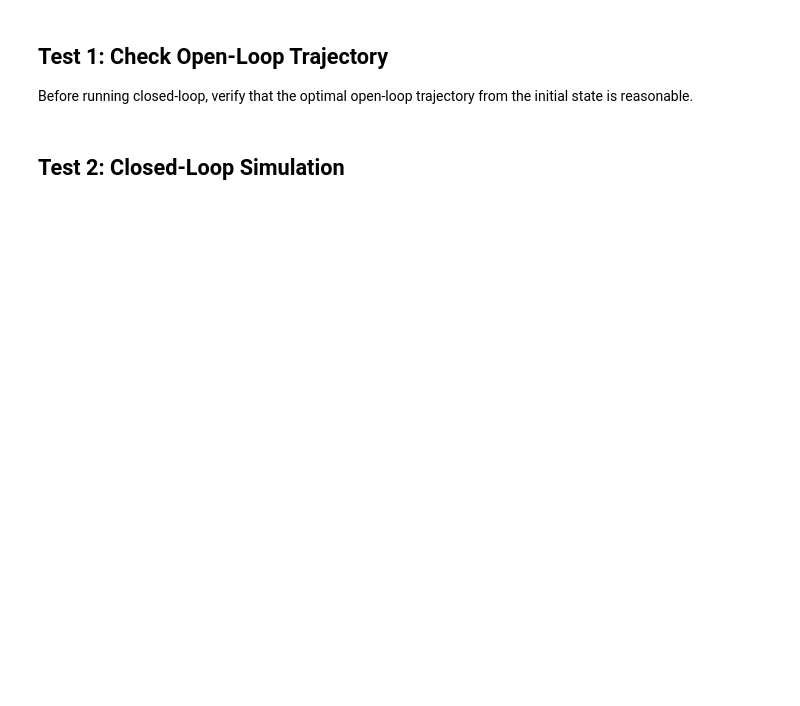
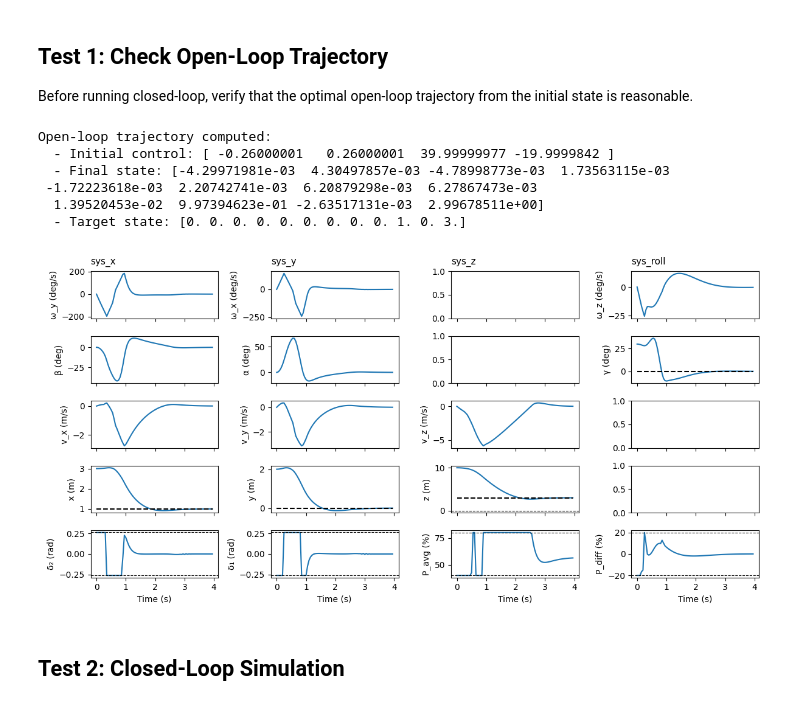
Before and after one commit to Emixm4/MPC-Course-EPFL, a Jupyter notebook: project/Deliverable_7/Deliverable_7_1.ipynb, the cells around one changed output. Drawn from its saved outputs; the diff is of its cells as text; code cells hidden in the pictures; blank space fills up the shorter version.

Commit message:
5 et 7 plots

```diff
--- a/project/Deliverable_7/Deliverable_7_1.ipynb
+++ b/project/Deliverable_7/Deliverable_7_1.ipynb
@@ -66,47 +84,22 @@ Before running closed-loop, verify that the optimal open-loop trajectory from th
 # %%
 # Compute open-loop optimal trajectory
 u0, x_ol, u_ol, t_ol = nmpc.get_u(0.0, x0)
 
 print("Open-loop trajectory computed:")
 print(f"  - Initial control: {u0}")
 print(f"  - Final state: {x_ol[:, -1]}")
 print(f"  - Target state: {xs}")
 
-# Plot open-loop trajectory
-import matplotlib.pyplot as plt
-fig, axs = plt.subplots(3, 1, figsize=(10, 8))
-
-# Positions
-axs[0].plot(t_ol, x_ol[9, :], label='x')
-axs[0].plot(t_ol, x_ol[10, :], label='y')
-axs[0].plot(t_ol, x_ol[11, :], label='z')
-axs[0].axhline(y=xs[9], color='r', linestyle='--', label='x_target')
-axs[0].axhline(y=xs[10], color='g', linestyle='--', label='y_target')
-axs[0].axhline(y=xs[11], color='b', linestyle='--', label='z_target')
-axs[0].set_ylabel('Position [m]')
-axs[0].legend()
-axs[0].grid(True)
-
-# Angles
-axs[1].plot(t_ol, np.rad2deg(x_ol[3, :]), label='alpha')
-axs[1].plot(t_ol, np.rad2deg(x_ol[4, :]), label='beta')
-axs[1].plot(t_ol, np.rad2deg(x_ol[5, :]), label='gamma (roll)')
-axs[1].set_ylabel('Angles [deg]')
-axs[1].legend()
-axs[1].grid(True)
-
-# Inputs
-axs[2].plot(t_ol[:-1], u_ol[0, :], label='d1')
-axs[2].plot(t_ol[:-1], u_ol[1, :], label='d2')
-axs[2].plot(t_ol[:-1], u_ol[2, :], label='Pavg')
-axs[2].plot(t_ol[:-1], u_ol[3, :], label='Pdiff')
-axs[2].set_xlabel('Time [s]')
-axs[2].set_ylabel('Inputs')
-axs[2].legend()
-axs[2].grid(True)
-
-plt.tight_layout()
-plt.show()
+# Plot open-loop trajectory using the standard plotting function
+plot_static_states_inputs(t_ol[:-1], x_ol[:,:-1], u_ol, xs)
+# %% [output]
+Open-loop trajectory computed:
+  - Initial control: [ -0.26000001   0.26000001  39.99999977 -19.9999842 ]
+  - Final state: [-4.29971981e-03  4.30497857e-03 -4.78998773e-03  1.73563115e-03
+ -1.72223618e-03  2.20742741e-03  6.20879298e-03  6.27867473e-03
+  1.39520453e-02  9.97394623e-01 -2.63517131e-03  2.99678511e+00]
+  - Target state: [0. 0. 0. 0. 0. 0. 0. 0. 0. 1. 0. 3.]
+[figure, added]
 # %% [markdown]
 ## Test 2: Closed-Loop Simulation
 # %%
```
Also changed, not shown: parts of 8 cells of this notebook, 15 other files.
